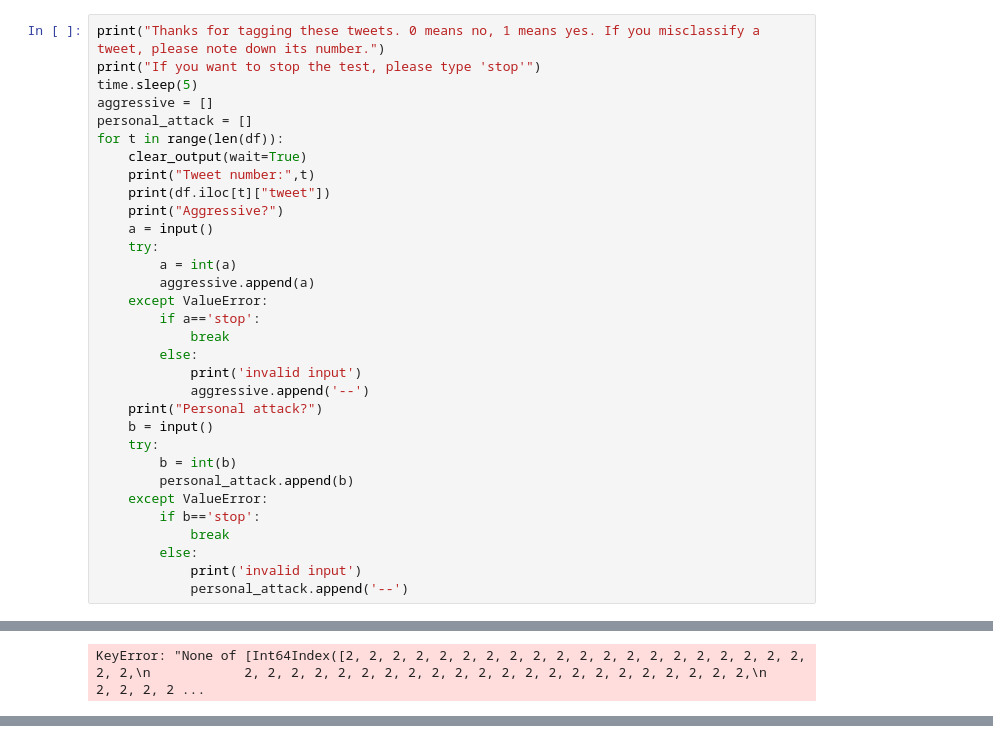
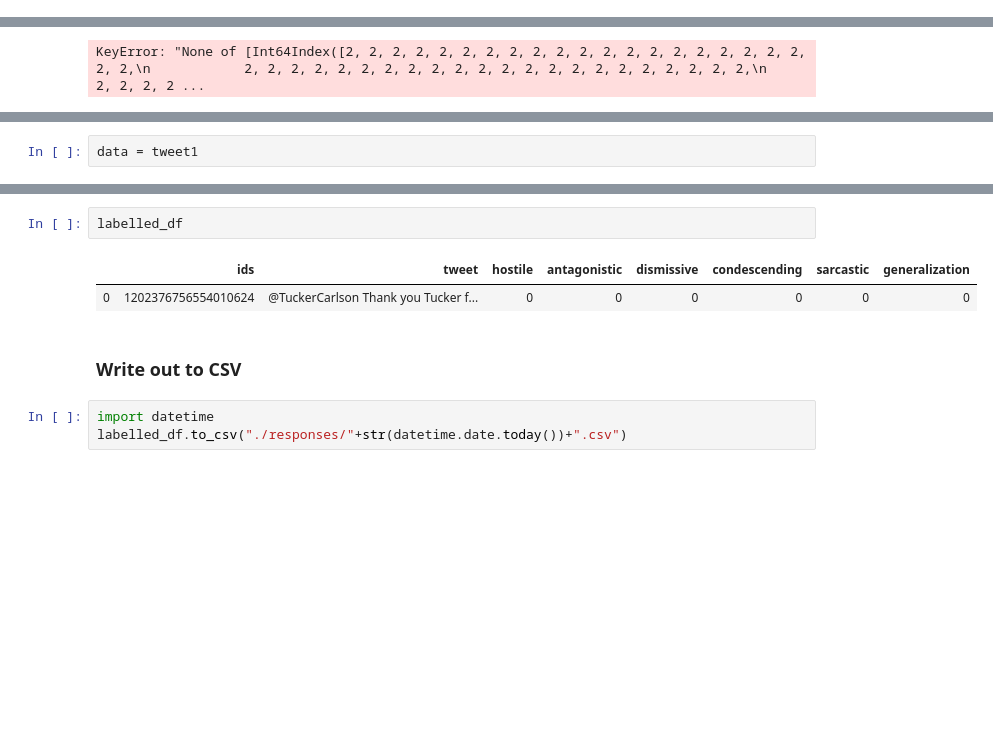
Before and after one commit to 3plzs/w266project, a Jupyter notebook: Tweet Tagger.ipynb, the cells around one changed output, grey strips where cells are left out. Saved outputs shown, nothing was run; the diff lists cells and outputs as text; blank space fills up the shorter version.

```diff
--- a/Tweet Tagger.ipynb
+++ b/Tweet Tagger.ipynb
@@ -69,32 +77,0 @@ KeyError: "None of [Index(['date', 'tweet', 'conversation_id', 'id'], dtype='obj
-# %%
-print("Thanks for tagging these tweets. 0 means no, 1 means yes. If you misclassify a tweet, please note down its number.")
-print("If you want to stop the test, please type 'stop'")
-time.sleep(5)
-aggressive = []
-personal_attack = []
-for t in range(len(df)):
-    clear_output(wait=True)
-    print("Tweet number:",t)
-    print(df.iloc[t]["tweet"])
-    print("Aggressive?")
-    a = input()
-    try:
-        a = int(a)
-        aggressive.append(a)
-    except ValueError:
-        if a=='stop':
-            break
-        else:
-            print('invalid input')
-            aggressive.append('--')
-    print("Personal attack?")
-    b = input()
-    try:
-        b = int(b)
-        personal_attack.append(b)
-    except ValueError:
-        if b=='stop':
-            break
-        else:
-            print('invalid input')
-            personal_attack.append('--')
@@ -234,0 +196,2 @@ KeyboardInterrupt:
+# %%
+data = tweet1
@@ -234,0 +256,10 @@ KeyboardInterrupt:
+# %%
+labelled_df
+# %% [output]
+|  | ids | tweet | hostile | antagonistic | dismissive | condescending | sarcastic | generalization |
+| 0 | 1202376756554010624 | @TuckerCarlson Thank you Tucker f... | 0 | 0 | 0 | 0 | 0 | 0 |
+# %% [markdown]
+### Write out to CSV
+# %%
+import datetime
+labelled_df.to_csv("./responses/"+str(datetime.date.today())+".csv")
```
Also changed, not shown: parts of 9 cells of this notebook, 1 other file.
